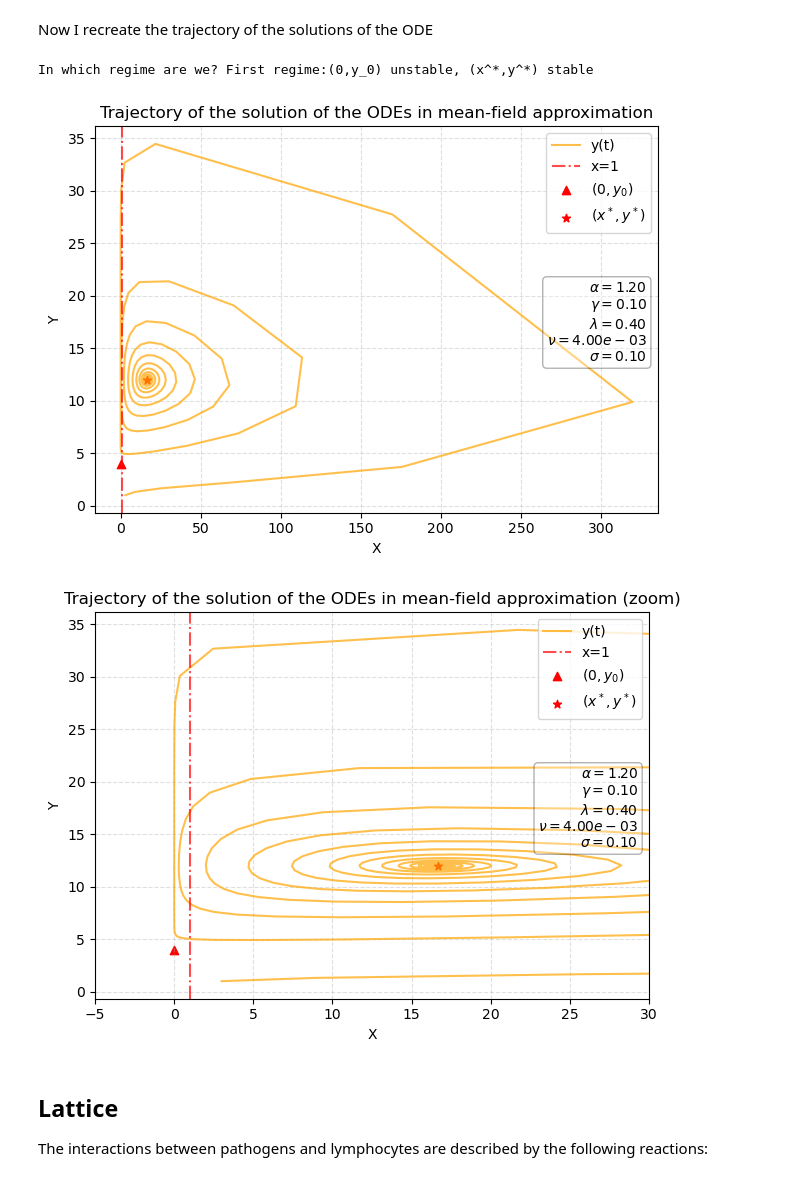
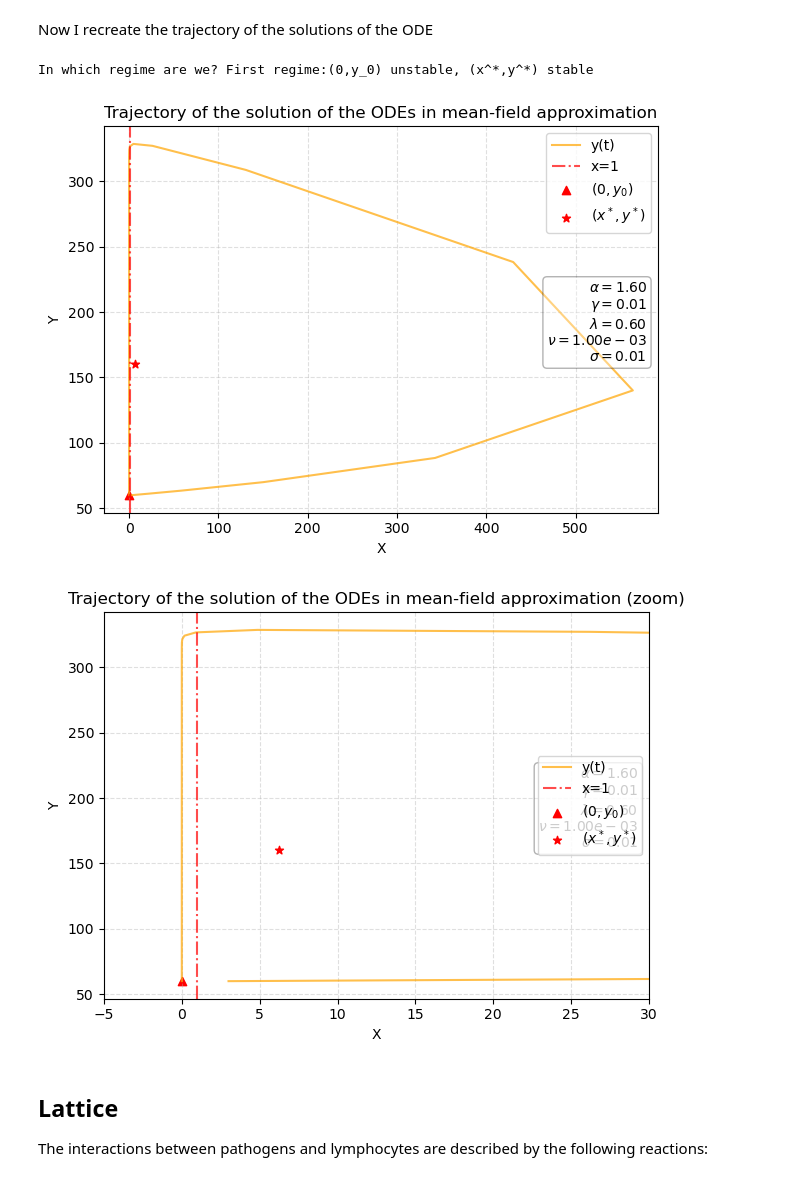
Before and after one commit to pietromalagoli/PCS, a Jupyter notebook: project.ipynb, the cells around one changed output. Saved outputs shown, nothing was run; the diff lists cells and outputs as text; code cells hidden in the pictures.

```diff
--- a/project.ipynb
+++ b/project.ipynb
@@ -20,11 +20,11 @@ t_s = np.linspace(0,time_steps,time_steps)
 
 # parameters initialization (I use the parameters listed in the caption of Figure 3)
 par = {
-    'alpha': 1.2,   # 1.2
-    'gamma': 0.1,   # questo sarebbe 0.01
-    'lambda': 0.4,
-    'nu': 0.004,
-    'sigma': 0.1,
+    'alpha': 1.6,   # 1.2
+    'gamma': 0.01,   # questo sarebbe 0.01
+    'lambda': 0.6,
+    'nu': 0.001,
+    'sigma': 0.01,
     'Dx': 0.,       # diffusion of x
     'Dy': 0.        # diffusion of y
 }
@@ -82,8 +82,9 @@ The parameters represent:
 ## Mean Field Approach ##
 # %%
 # set initial conditions
-z0 = np.array([3,np.random.poisson(lam=1)])    # z=[x,y]
+#z0 = np.array([3,np.random.poisson(lam=1)])    # z=[x,y]
 #z0 = np.array([x_star,y_star])    # z=[x*,y*] (I try to initialize at a fixed point to verify stability)
+z0 = np.array([3,y0])
 
 '''
 # parameters initialization (I use the parameters listed in the caption of Figure 3)
@@ -113,10 +114,11 @@ def system(z:np.ndarray ,t:np.ndarray ,par:dict):
 X_ode = odeint(system,z0,t_s,args=(par,))[:,0]
 Y_ode = odeint(system,z0,t_s,args=(par,))[:,1]
 
+'''
 # Normalization
 X_ode /= np.max(X_ode)
 Y_ode /= np.max(Y_ode)
-
+'''
 # Solution of the X ODE
 #plt.figure(figsize=(12,8))
 plt.plot(t_s, X_ode, c='orange', label='x(t)',alpha=0.7)
@@ -155,13 +157,6 @@ x_star = (par['sigma']-par['lambda']*par['gamma']/par['alpha'])/par['nu']
 # In which regime are we?
 print(f'In which regime are we? {'First regime:(0,y_0) unstable, (x^*,y^*) stable' \
     if par['alpha']>(par['lambda']*par['gamma']/par['sigma']) else 'Second regime:(0,y_0) stable, (x^*,y^*) unstable'}')
-
-def system(z:np.ndarray ,t:np.ndarray ,par:dict):
-
-    x, y = z
-    dxdt = par['alpha']*x - par['gamma']*x*y
-    dydt = par['lambda'] + par['nu']*x*y - par['sigma']*y
-    return [dxdt,dydt]
 
 # Solve
 X_ode = odeint(system,z0,t_s,args=(par,))[:,0]
@@ -180,35 +175,35 @@ y_star /= np.max(Y_ode)
 # Trajectory of the solutions over time
 plt.plot(X_ode, Y_ode, c='orange', label='y(t)',alpha=0.7)
 plt.axvline(1,c='r',linestyle='-.',label='x=1',alpha=0.7)
 plt.title('Trajectory of the solution of the ODEs in mean-field approximation')
 plt.scatter(0,y0, c='r',marker='^',label=r'$(0,y_0)$')
 plt.scatter(x_star,y_star, c='r',marker='*',label=r'$(x^*,y^*)$')
 plt.xlabel('X')
 plt.ylabel('Y')
 plt.grid(True, which="both",alpha=0.4,linestyle='--')
 add_par_box(par)
 plt.legend()
 plt.tight_layout()
 plt.show()
 
 # Trajectory of the solutions over time zoomed
 plt.plot(X_ode, Y_ode, c='orange', label='y(t)',alpha=0.7)
 plt.axvline(1,c='r',linestyle='-.',label='x=1',alpha=0.7)
 plt.title('Trajectory of the solution of the ODEs in mean-field approximation (zoom)')
 plt.scatter(0,y0, c='r',marker='^',label=r'$(0,y_0)$')
 plt.scatter(x_star,y_star, c='r',marker='*',label=r'$(x^*,y^*)$')
 plt.xlim(-5,30)
 plt.xlabel('X')
 plt.ylabel('Y')
 plt.grid(True, which="both",alpha=0.4,linestyle='--')
 add_par_box(par)
 plt.legend()
 plt.tight_layout()
 plt.show()
 # %% [output]
 In which regime are we? First regime:(0,y_0) unstable, (x^*,y^*) stable
-[figure, old version]
+[figure, new version]
-[figure, old version]
+[figure, new version]
 # %% [markdown]
 ## Lattice ##
 The interactions between pathogens and lymphocytes are described by the following reactions:
```
Also changed, not shown: parts of 5 cells of this notebook.
